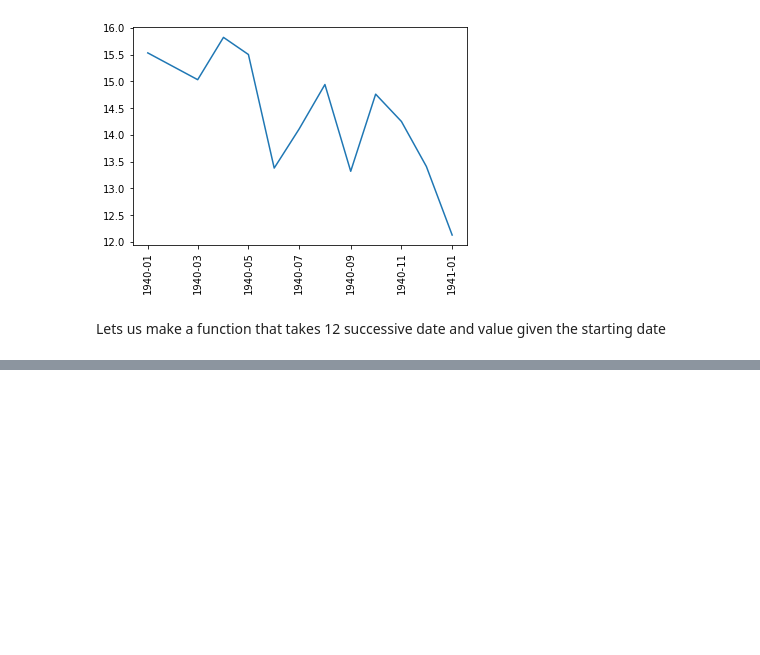
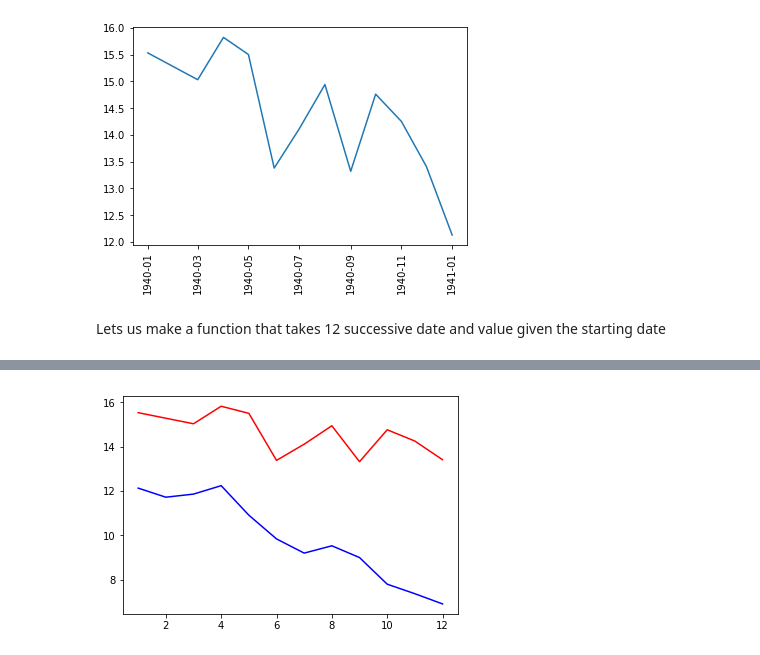
Before and after one commit to Suha4321/Suha4321.github.io, a Jupyter notebook: Unemployment/UnemploymentDataVisualAnalysis.ipynb, the cells around one changed output, grey strips where cells are left out. Saved outputs shown, nothing was run; the diff lists cells and outputs as text; code cells hidden in the pictures; blank space fills up the shorter version.

```diff
--- a/Unemployment/UnemploymentDataVisualAnalysis.ipynb
+++ b/Unemployment/UnemploymentDataVisualAnalysis.ipynb
@@ -58,0 +104,3 @@ plt.show()
+# %%
+unrate["month"] = unrate["date"].dt.month
+unrate.head()
@@ -58,0 +124,7 @@ plt.show()
+# %%
+# same plot using dataframe slicing
+plt.plot(unrate[0:11]["month"], unrate[0:11]["value"], c = 'red')
+plt.plot(unrate[11:23]["month"], unrate[11:23]["value"], c = 'blue')
+plt.show()
+# %% [output]
+[figure, added]
```
Also changed, not shown: parts of 13 cells of this notebook.
